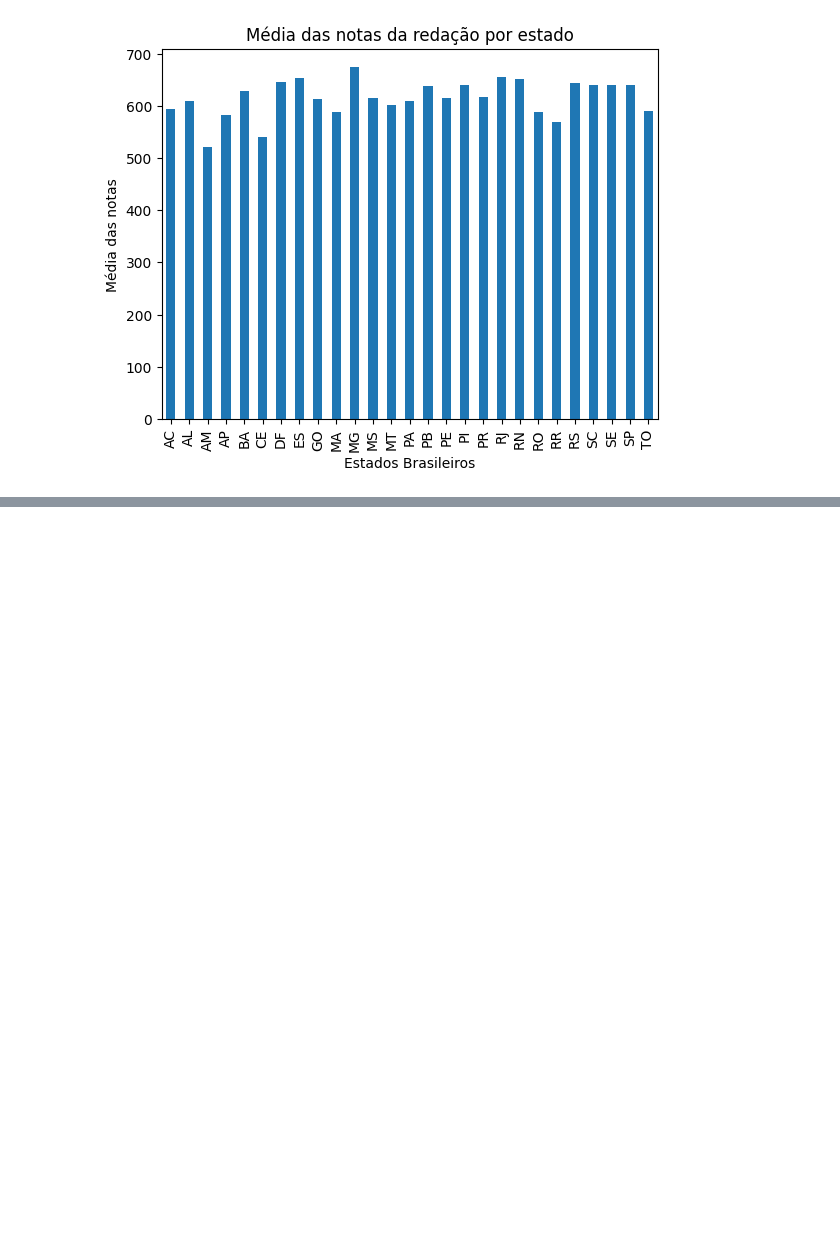
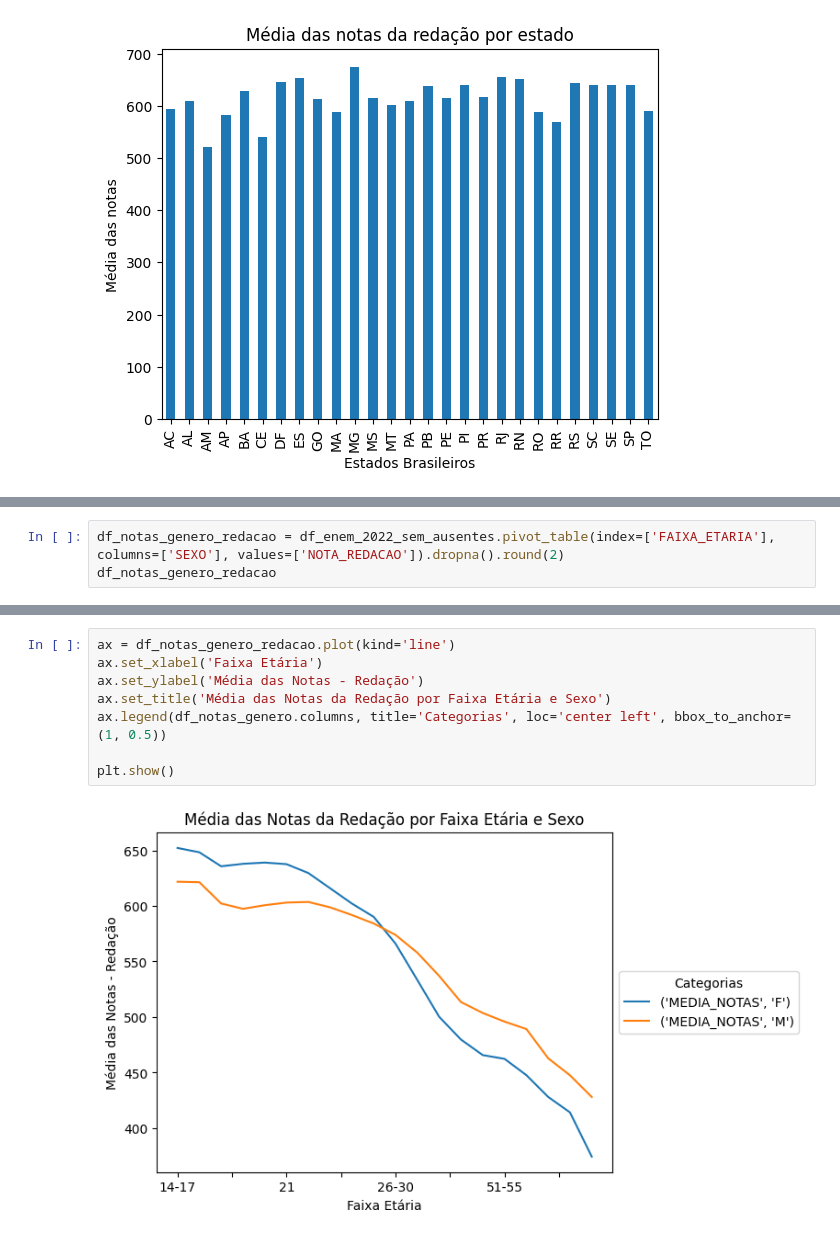
Before and after one commit to Medusa-85/analise_ENEM, a Jupyter notebook: analysis_2022/gen_faixa_etaria/gen_faixa_etaria.ipynb, the cells around one changed output, grey strips where cells are left out. Cells and saved outputs as stored; diff of their text form; blank space fills up the shorter version.

Commit message:
Analisa as médias por gênero

```diff
--- a/analysis_2022/gen_faixa_etaria/gen_faixa_etaria.ipynb
+++ b/analysis_2022/gen_faixa_etaria/gen_faixa_etaria.ipynb
@@ -186,3 +249,6 @@ ax.legend(df_notas_genero.columns, title='Categorias', loc='center left', bbox_t
 plt.show()
 # %% [output]
 [figure]
+# %%
+df_notas_genero_redacao = df_enem_2022_sem_ausentes.pivot_table(index=['FAIXA_ETARIA'], columns=['SEXO'], values=['NOTA_REDACAO']).dropna().round(2)
+df_notas_genero_redacao
@@ -188,0 +275,10 @@ plt.show()
+# %%
+ax = df_notas_genero_redacao.plot(kind='line')
+ax.set_xlabel('Faixa Etária')
+ax.set_ylabel('Média das Notas - Redação')
+ax.set_title('Média das Notas da Redação por Faixa Etária e Sexo')
+ax.legend(df_notas_genero.columns, title='Categorias', loc='center left', bbox_to_anchor=(1, 0.5))
+
+plt.show()
+# %% [output]
+[figure, added]
```
Also changed, not shown: parts of 22 cells of this notebook, 1 other file.
